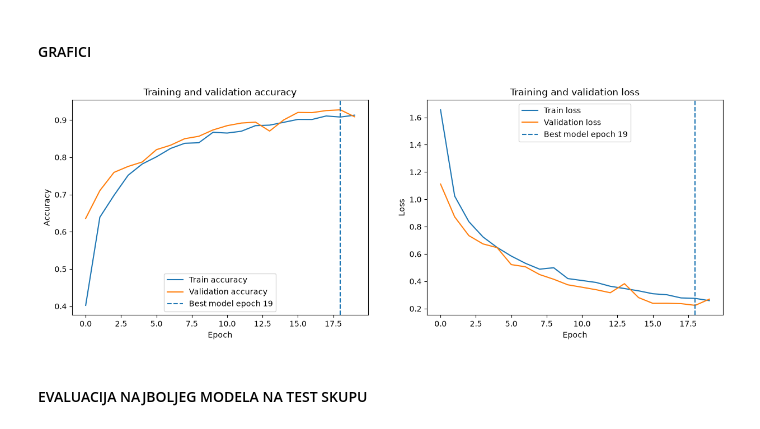
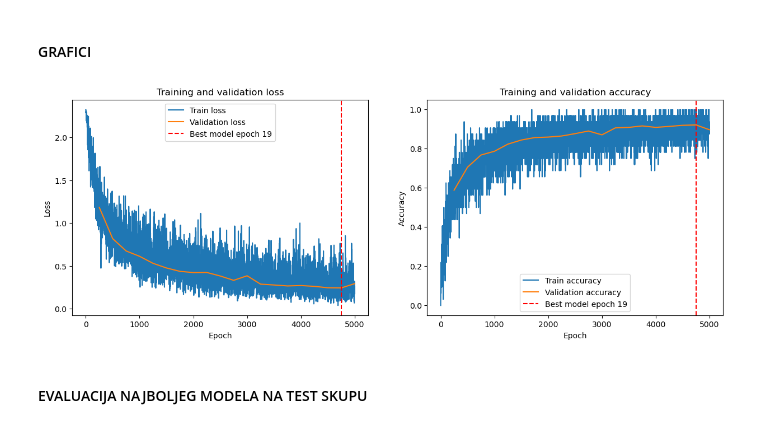
Before and after one commit to majasakovic/ML_projekat, a Jupyter notebook: notebooks/02_baseline_cnn.ipynb, the cells around one changed output. Cells and saved outputs as stored; diff of their text form; code cells hidden in the pictures.

Commit message:
Updated training
Changed training, evaluation and graphs

```diff
--- a/notebooks/02_baseline_cnn.ipynb
+++ b/notebooks/02_baseline_cnn.ipynb
@@ -179,7 +181,7 @@ class BaselineCNN(nn.Module):
 
         self.global_pool = nn.AdaptiveAvgPool2d((1, 1))
 
-        self.dropout = nn.Dropout(dropout_rate)
+        self.dropout = nn.Dropout(DROPOUT_RATE)
         self.fc = nn.Linear(128, num_classes)
 
     def forward(self, x):
@@ -375,27 +342,29 @@ Najbolji model je sačuvan u: baseline_cnn_best.pth
 # %%
 plt.figure(figsize=(15, 5))
 
 plt.subplot(1, 2, 1)
-plt.plot(history["train_acc"], label="Train accuracy")
-plt.plot(history["val_acc"], label="Validation accuracy")
-plt.axvline(best_epoch - 1, linestyle="--", label=f"Best model epoch {best_epoch}")
+plt.plot(metrics["train_step"], metrics["train_loss"], label="Train loss")
+plt.plot(metrics["val_step"], metrics["val_loss"], label="Validation loss")
+best_step = metrics["val_step"][best_epoch - 1]
+plt.axvline(best_step, linestyle="--", label=f"Best model epoch {best_epoch}", color='r')
+plt.xlabel("Epoch")
+plt.ylabel("Loss")
+plt.title("Training and validation loss")
+plt.legend()
+
+plt.subplot(1, 2, 2)
+plt.plot(metrics["train_step"], metrics["train_acc"], label="Train accuracy")
+plt.plot(metrics["val_step"], metrics["val_acc"], label="Validation accuracy")
+best_step = metrics["val_step"][best_epoch - 1]
+plt.axvline(best_step, linestyle="--", label=f"Best model epoch {best_epoch}", color='r')
 plt.xlabel("Epoch")
 plt.ylabel("Accuracy")
 plt.title("Training and validation accuracy")
 plt.legend()
 
-plt.subplot(1, 2, 2)
-plt.plot(history["train_loss"], label="Train loss")
-plt.plot(history["val_loss"], label="Validation loss")
-plt.axvline(best_epoch - 1, linestyle="--", label=f"Best model epoch {best_epoch}")
-plt.xlabel("Epoch")
-plt.ylabel("Loss")
-plt.title("Training and validation loss")
-plt.legend()
-
 plt.show()
 # %% [output]
-[figure, old version]
+[figure, new version]
 # %% [markdown]
 #### EVALUACIJA NAJBOLJEG MODELA NA TEST SKUPU
 # %% [markdown]
```
Also changed, not shown: parts of 18 cells of this notebook.
